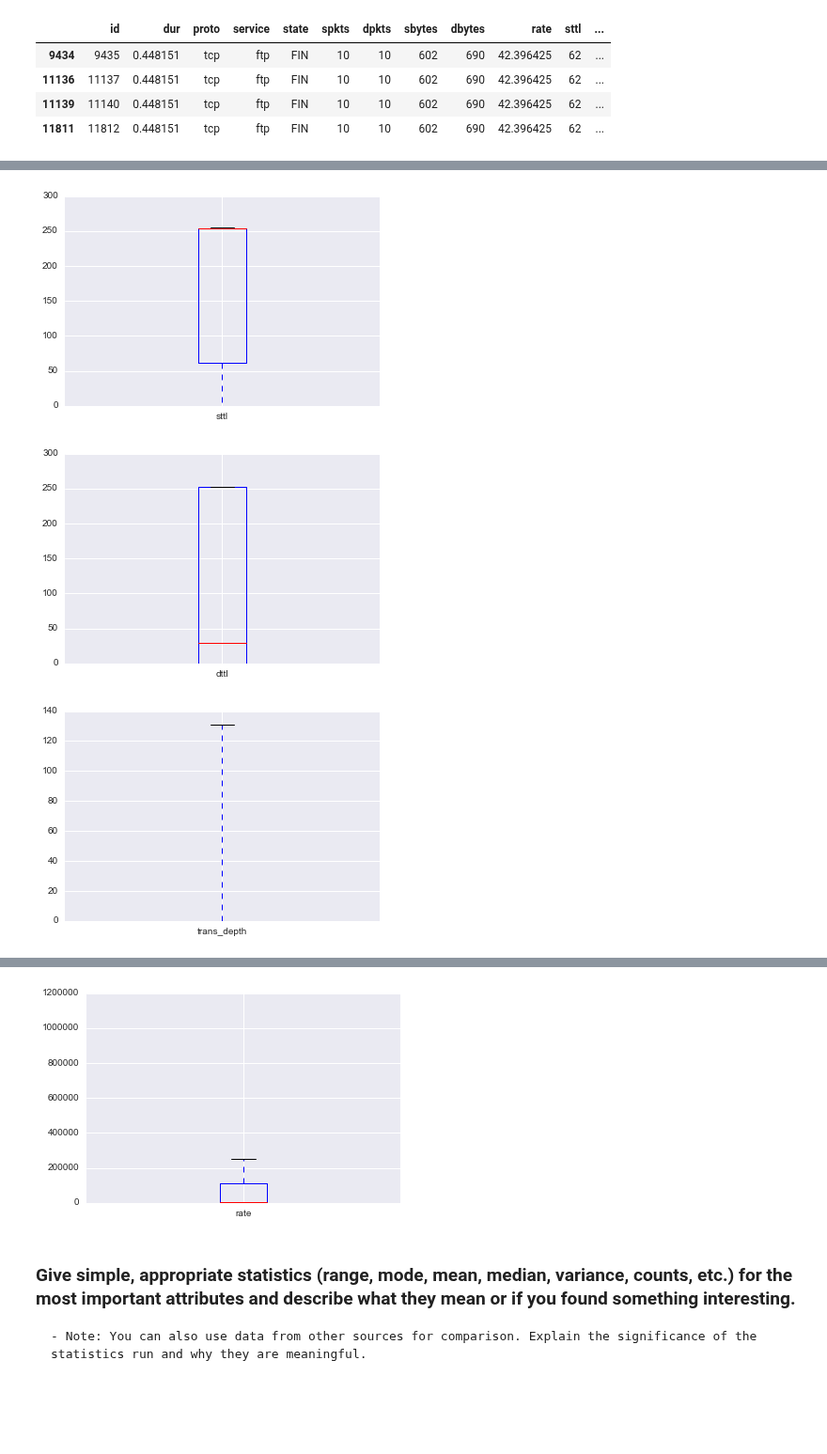
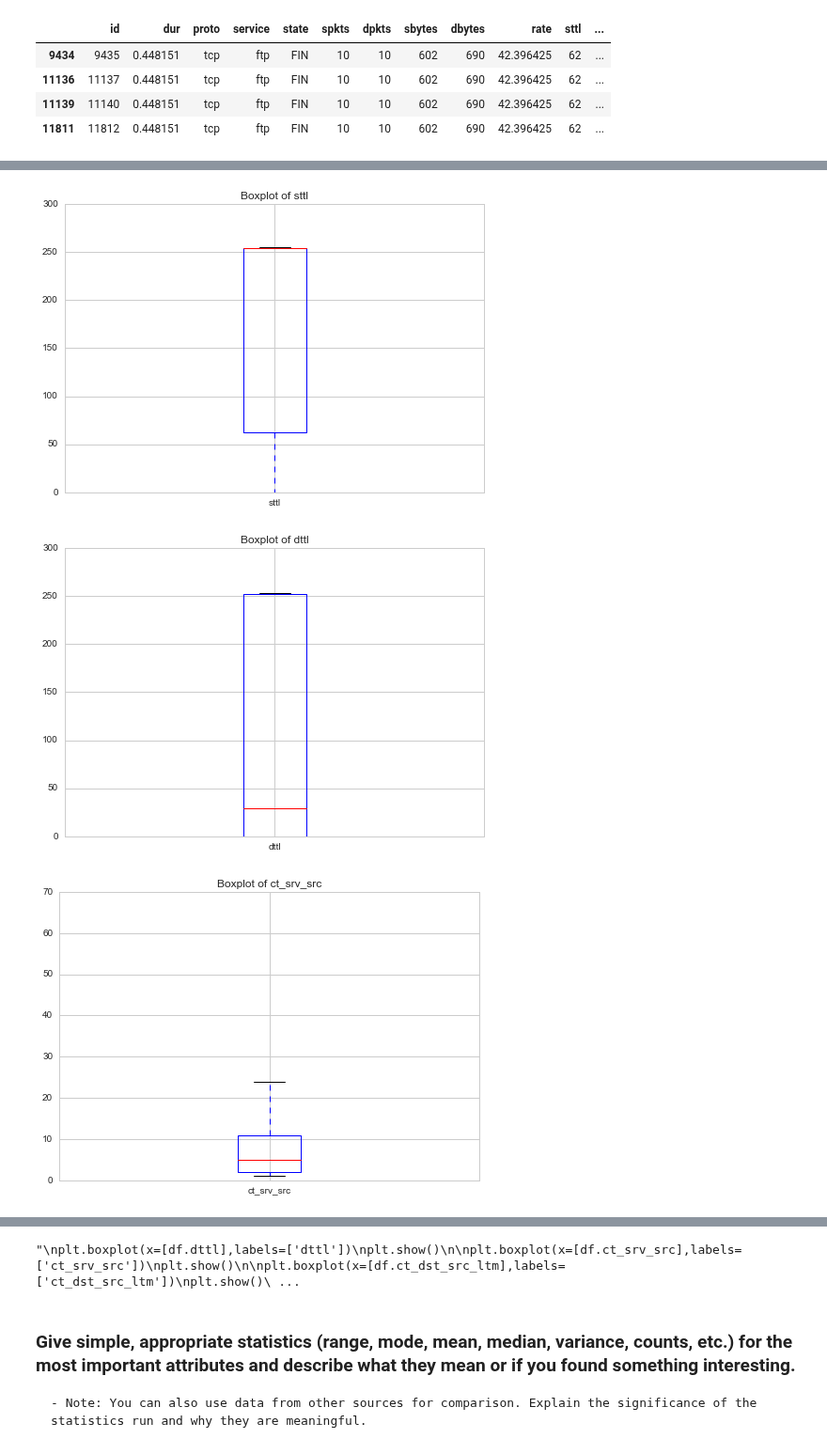
Before and after one commit to Dangerbotz/network_intrusion_detection_system, a Jupyter notebook: BalzerSrinivasThungVanceLab1.ipynb, the cells around one changed output, grey strips where cells are left out. Shown at 94% size. Drawn from its saved outputs; the diff is of its cells as text; code cells hidden in the pictures; blank space fills up the shorter version.

Commit message:
Complete data quality section for review.

```diff
--- a/BalzerSrinivasThungVanceLab1.ipynb
+++ b/BalzerSrinivasThungVanceLab1.ipynb
@@ -185,0 +277,5 @@ memory usage: 28.9+ MB
+# %%
+#Set up the graph parameters
+sns.set(context='notebook', style='whitegrid')
+sns.axlabel(xlabel="Features", ylabel="Y-Axis", fontsize=16)
+sns.boxplot(data=df[['dpkts', 'spkts']] , fliersize=3) # api: https://stanford.edu/~mwaskom/software/seaborn/generated/seaborn.boxplot.html
@@ -186,27 +331,16 @@ memory usage: 28.9+ MB
 # %%
-# Investigating the data, a lot of it is confined to ranges by the nature of the data (data
-# ranging from 0 to 255, etc.) We did find continuous variables that did include outliers,
-# which we did decide to keep in the data set because we did not have a reason to throw them
-# out.
-
-plt.boxplot(x=[df.sttl],labels=['sttl'])
-plt.show()
-
-plt.boxplot(x=[df.dttl],labels=['dttl'])
-plt.show()
-
-plt.boxplot(x=[df.trans_depth],labels=['trans_depth'])
-plt.show()
-
-plt.boxplot(x=[df.ct_srv_src],labels=['ct_srv_src'])
-plt.show()
-
-plt.boxplot(x=[df.ct_dst_src_ltm],labels=['ct_dst_src_ltm'])
-plt.show()
-
-plt.boxplot(x=[df.rate],labels=['rate'])
-plt.show()
+""" Investigating the data, we find a lot of it is confined to ranges by the nature of the data (data
+    ranging from 0 to 255, etc.) As mentioned above, we did find continuous variables that did include
+    outliers, which we did decide to keep in the data set because we did not have a reason to throw
+    them out.
+"""
+# Five selected columns besides those above to get a "feel" for the data
+columns = ["sttl", "dttl", "ct_srv_src", "ct_dst_src_ltm", "rate"]
+for column in columns:
+    plt.boxplot(x=[df[column]], labels=[column])
+    plt.title("Boxplot of " + column)
+    plt.show()
 # %% [output]
-[figure, old version]
+[figure, new version]
-[figure, old version]
+[figure, new version]
-[figure, old version]
+[figure, new version]
@@ -215,4 +349,4 @@ plt.show()
-[figure, removed]
+"\nplt.boxplot(x=[df.dttl],labels=['dttl'])\nplt.show()\n\nplt.boxplot(x=[df.ct_srv_src],labels=['ct_srv_src'])\nplt.show()\n\nplt.boxplot(x=[df.ct_dst_src_ltm],labels=['ct_dst_src_ltm'])\nplt.show()\ ...
 # %% [markdown]
 ###  Give simple, appropriate statistics (range, mode, mean, median, variance, counts, etc.) for the most important attributes and describe what they mean or if you found something interesting.
     - Note: You can also use data from other sources for comparison. Explain the significance of the statistics run and why they are meaningful.
```
Also changed, not shown: parts of 29 cells of this notebook.
